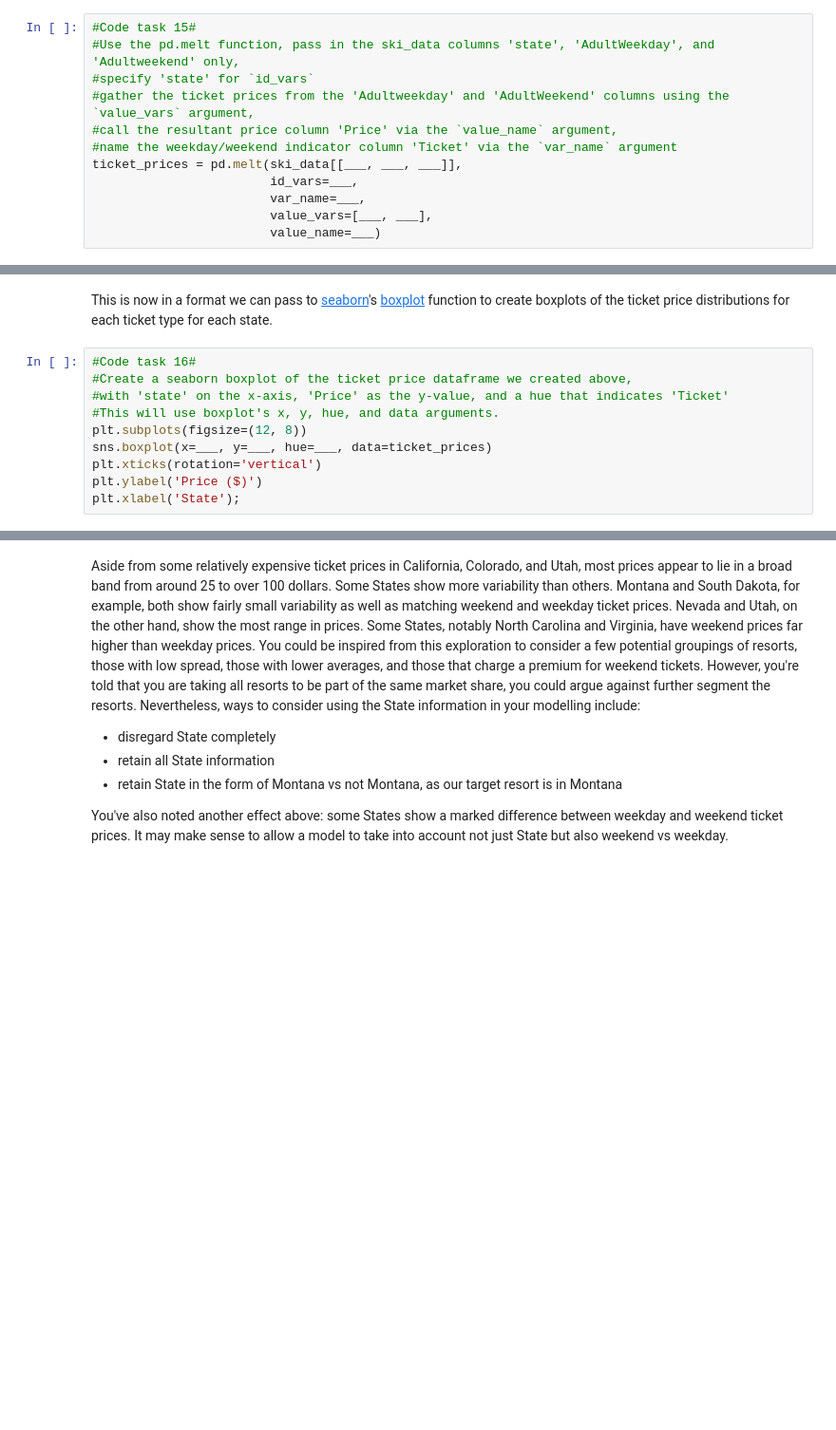
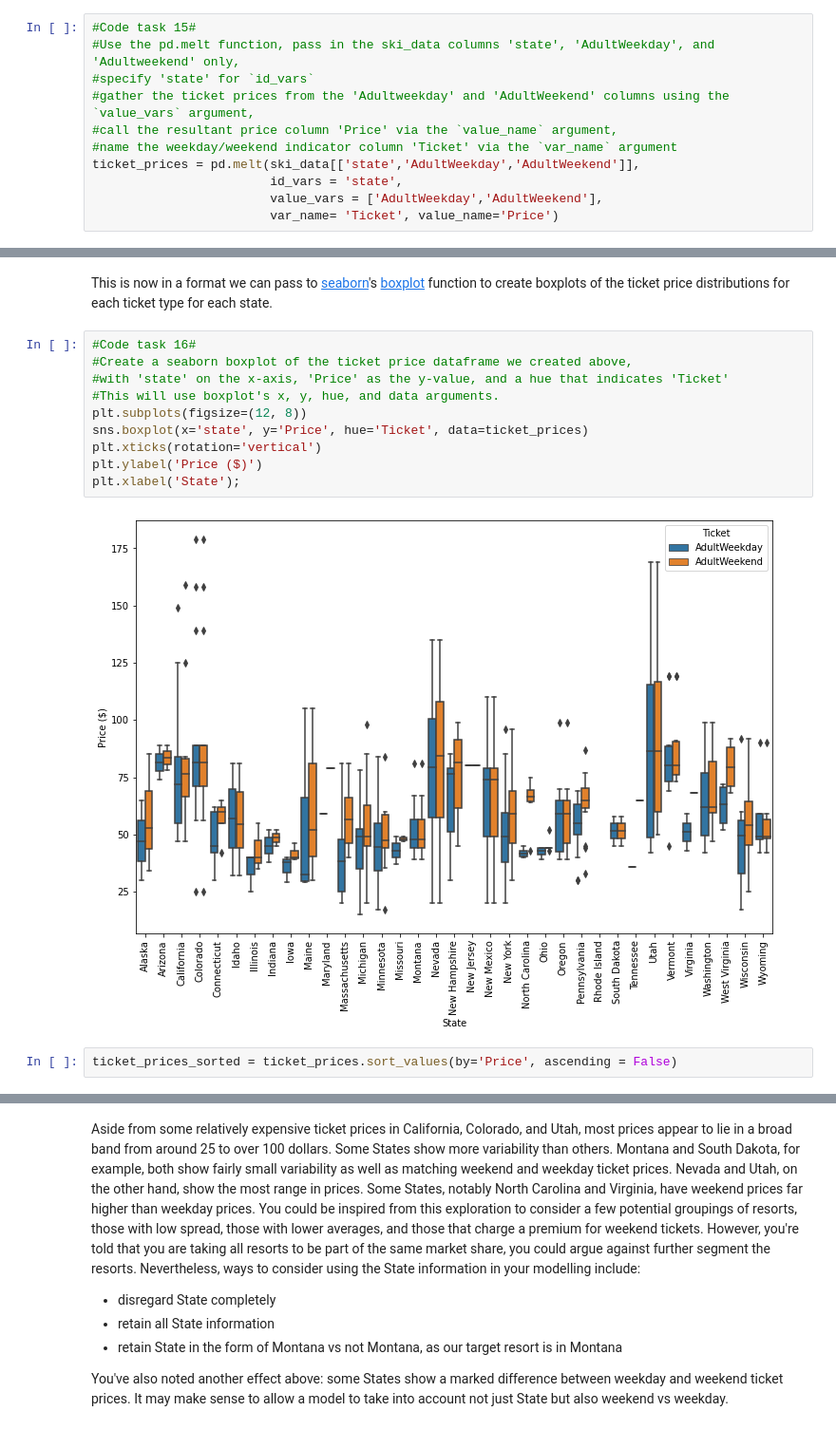
Before and after one commit to iban121/Springboard, a Jupyter notebook: DataScienceGuidedCapstone/Notebooks/02_data_wrangling.ipynb, the cells around one changed output, grey strips where cells are left out. Shown at 95% size. Drawn from its saved outputs; the diff is of its cells as text; blank space fills up the shorter version.

```diff
--- a/DataScienceGuidedCapstone/Notebooks/02_data_wrangling.ipynb
+++ b/DataScienceGuidedCapstone/Notebooks/02_data_wrangling.ipynb
@@ -291,11 +465,10 @@ Next, you can transform the data into a single column for price with a new categ
 #gather the ticket prices from the 'Adultweekday' and 'AdultWeekend' columns using the `value_vars` argument,
 #call the resultant price column 'Price' via the `value_name` argument,
 #name the weekday/weekend indicator column 'Ticket' via the `var_name` argument
-ticket_prices = pd.melt(ski_data[[___, ___, ___]],
-                        id_vars=___,
-                        var_name=___,
-                        value_vars=[___, ___],
-                        value_name=___)
+ticket_prices = pd.melt(ski_data[['state','AdultWeekday','AdultWeekend']],
+                        id_vars = 'state',
+                        value_vars = ['AdultWeekday','AdultWeekend'],
+                        var_name= 'Ticket', value_name='Price')
 # %%
 ticket_prices.head()
 # %% [output]
@@ -310,10 +483,14 @@ This is now in a format we can pass to [seaborn](https://seaborn.pydata.org/)'s
 # %%
 #Code task 16#
 #Create a seaborn boxplot of the ticket price dataframe we created above,
 #with 'state' on the x-axis, 'Price' as the y-value, and a hue that indicates 'Ticket'
 #This will use boxplot's x, y, hue, and data arguments.
 plt.subplots(figsize=(12, 8))
-sns.boxplot(x=___, y=___, hue=___, data=ticket_prices)
+sns.boxplot(x='state', y='Price', hue='Ticket', data=ticket_prices)
 plt.xticks(rotation='vertical')
 plt.ylabel('Price ($)')
 plt.xlabel('State');
+# %% [output]
+[figure, added]
+# %%
+ticket_prices_sorted = ticket_prices.sort_values(by='Price', ascending = False)
```
Also changed, not shown: parts of 74 cells of this notebook.
